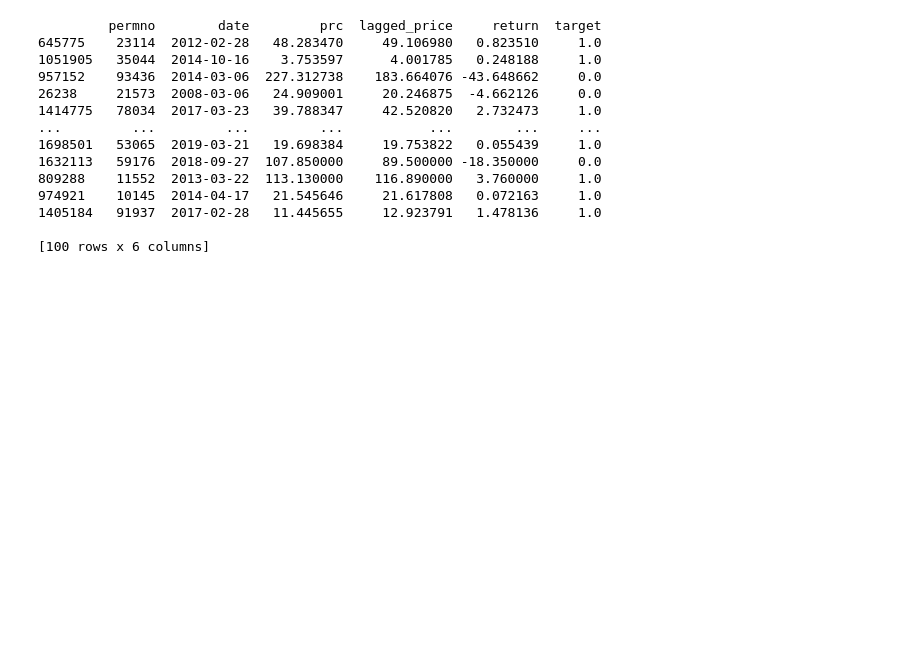
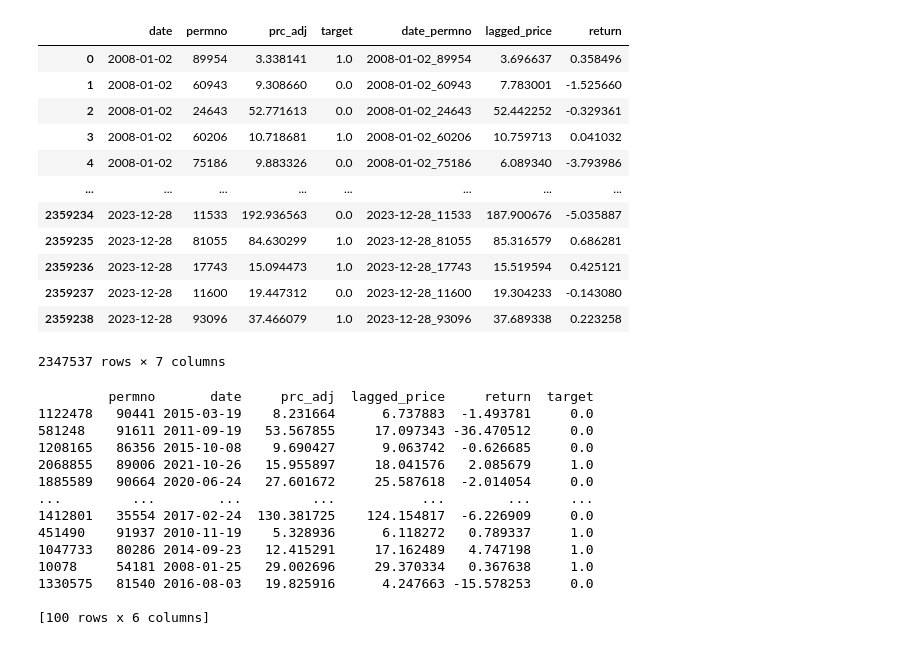
Before and after one commit to NotFrancee/bsic_hephaestus_paper, a Jupyter notebook: src/target_variable/add_target.ipynb, the cells around one changed output. Saved outputs shown, nothing was run; the diff lists cells and outputs as text; code cells hidden in the pictures; blank space fills up the shorter version.

```diff
--- a/src/target_variable/add_target.ipynb
+++ b/src/target_variable/add_target.ipynb
@@ -110,33 +142,49 @@ data_merged.head()
 # %%
 # calculate the difference between the lagged price and the price
-data_merged['return'] = data_merged['lagged_price'] - data_merged['prc']
+data_merged['return'] = data_merged['lagged_price'] - data_merged['prc_adj']
 
 # set the target to 1 if the return is greater than 0, to 0 if the return is less than 0
 data_merged['target'] = np.where(data_merged['return'] > 0, 1, data_merged['target'])
-data_merged['target'] = np.where(data_merged['return'] < 0, 0, data_merged['target'])
+data_merged['target'] = np.where(data_merged['return'] <= 0, 0, data_merged['target'])
+# %%
+data_merged[data_merged['target'].notna()]
+# %% [output]
+|  | date | permno | prc_adj | target | date_permno | lagged_price | return |
+| 0 | 2008-01-02 | 89954 | 3.338141 | 1.0 | 2008-01-02_89954 | 3.696637 | 0.358496 |
+| 1 | 2008-01-02 | 60943 | 9.308660 | 0.0 | 2008-01-02_60943 | 7.783001 | -1.525660 |
+| 2 | 2008-01-02 | 24643 | 52.771613 | 0.0 | 2008-01-02_24643 | 52.442252 | -0.329361 |
+| 3 | 2008-01-02 | 60206 | 10.718681 | 1.0 | 2008-01-02_60206 | 10.759713 | 0.041032 |
+| 4 | 2008-01-02 | 75186 | 9.883326 | 0.0 | 2008-01-02_75186 | 6.089340 | -3.793986 |
+| ... | ... | ... | ... | ... | ... | ... | ... |
+| 2359234 | 2023-12-28 | 11533 | 192.936563 | 0.0 | 2023-12-28_11533 | 187.900676 | -5.035887 |
+| 2359235 | 2023-12-28 | 81055 | 84.630299 | 1.0 | 2023-12-28_81055 | 85.316579 | 0.686281 |
+| 2359236 | 2023-12-28 | 17743 | 15.094473 | 1.0 | 2023-12-28_17743 | 15.519594 | 0.425121 |
+| 2359237 | 2023-12-28 | 11600 | 19.447312 | 0.0 | 2023-12-28_11600 | 19.304233 | -0.143080 |
+| 2359238 | 2023-12-28 | 93096 | 37.466079 | 1.0 | 2023-12-28_93096 | 37.689338 | 0.223258 |
+2347537 rows × 7 columns
 # %%
 # remove printing limits
 pd.set_option('display.max_columns', None)
 
 # select n random rows
 n = 100
-columns_to_print = ['permno', 'date', 'prc', 'lagged_price', 'return', 'target']
+columns_to_print = ['permno', 'date', 'prc_adj', 'lagged_price', 'return', 'target']
 
 # print the random rows
 print(data_merged[columns_to_print].sample(n))
 # %% [output]
-         permno        date         prc  lagged_price     return  target
-645775    23114  2012-02-28   48.283470     49.106980   0.823510     1.0
-1051905   35044  2014-10-16    3.753597      4.001785   0.248188     1.0
-957152    93436  2014-03-06  227.312738    183.664076 -43.648662     0.0
-26238     21573  2008-03-06   24.909001     20.246875  -4.662126     0.0
-1414775   78034  2017-03-23   39.788347     42.520820   2.732473     1.0
-...         ...         ...         ...           ...        ...     ...
-1698501   53065  2019-03-21   19.698384     19.753822   0.055439     1.0
-1632113   59176  2018-09-27  107.850000     89.500000 -18.350000     0.0
-809288    11552  2013-03-22  113.130000    116.890000   3.760000     1.0
-974921    10145  2014-04-17   21.545646     21.617808   0.072163     1.0
-1405184   91937  2017-02-28   11.445655     12.923791   1.478136     1.0
+         permno       date     prc_adj  lagged_price     return  target
+1122478   90441 2015-03-19    8.231664      6.737883  -1.493781     0.0
+581248    91611 2011-09-19   53.567855     17.097343 -36.470512     0.0
+1208165   86356 2015-10-08    9.690427      9.063742  -0.626685     0.0
+2068855   89006 2021-10-26   15.955897     18.041576   2.085679     1.0
+1885589   90664 2020-06-24   27.601672     25.587618  -2.014054     0.0
+...         ...        ...         ...           ...        ...     ...
+1412801   35554 2017-02-24  130.381725    124.154817  -6.226909     0.0
+451490    91937 2010-11-19    5.328936      6.118272   0.789337     1.0
+1047733   80286 2014-09-23   12.415291     17.162489   4.747198     1.0
+10078     54181 2008-01-25   29.002696     29.370334   0.367638     1.0
+1330575   81540 2016-08-03   19.825916      4.247663 -15.578253     0.0
 
 [100 rows x 6 columns]
 # %%
```
Also changed, not shown: parts of 14 cells of this notebook, 1 other file.
